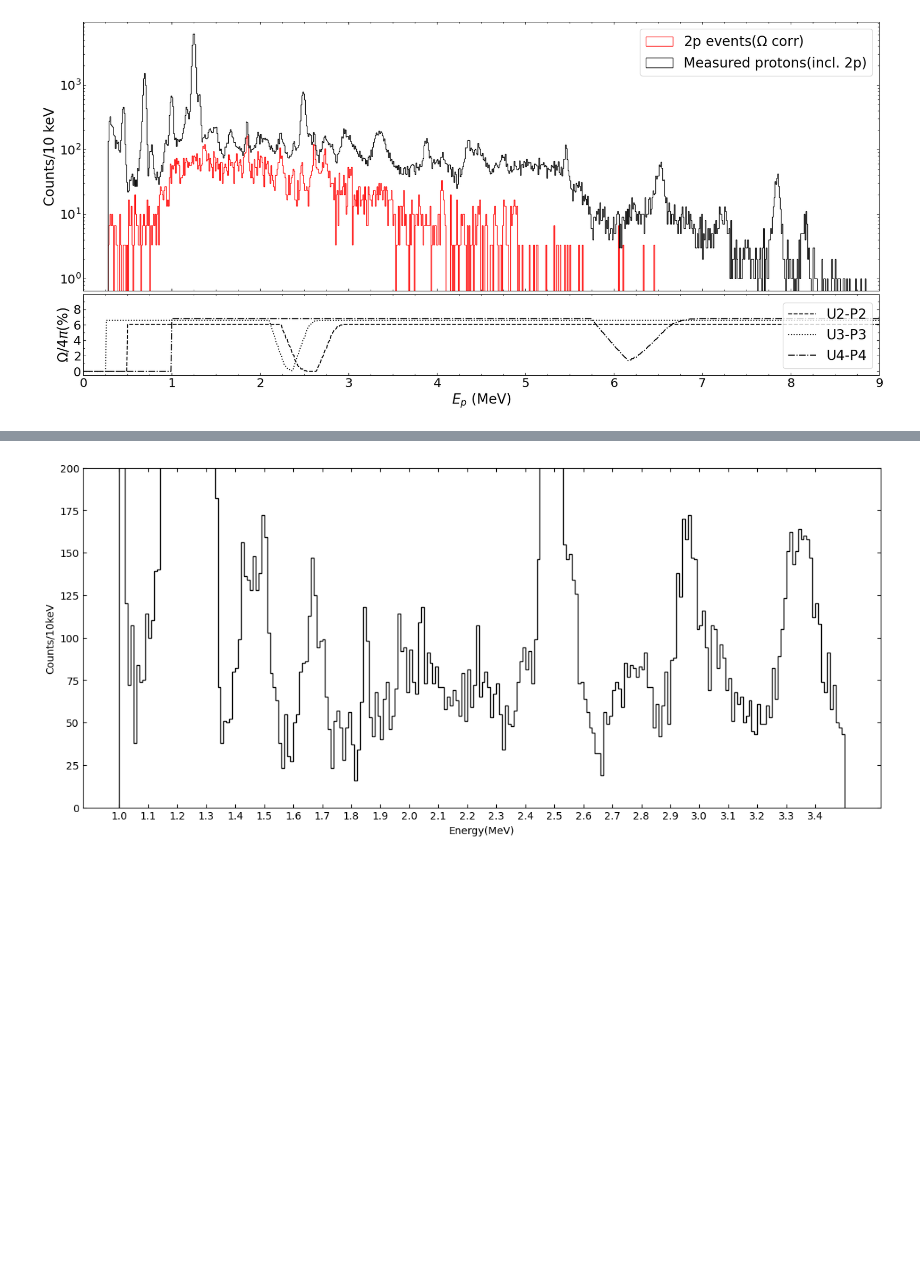
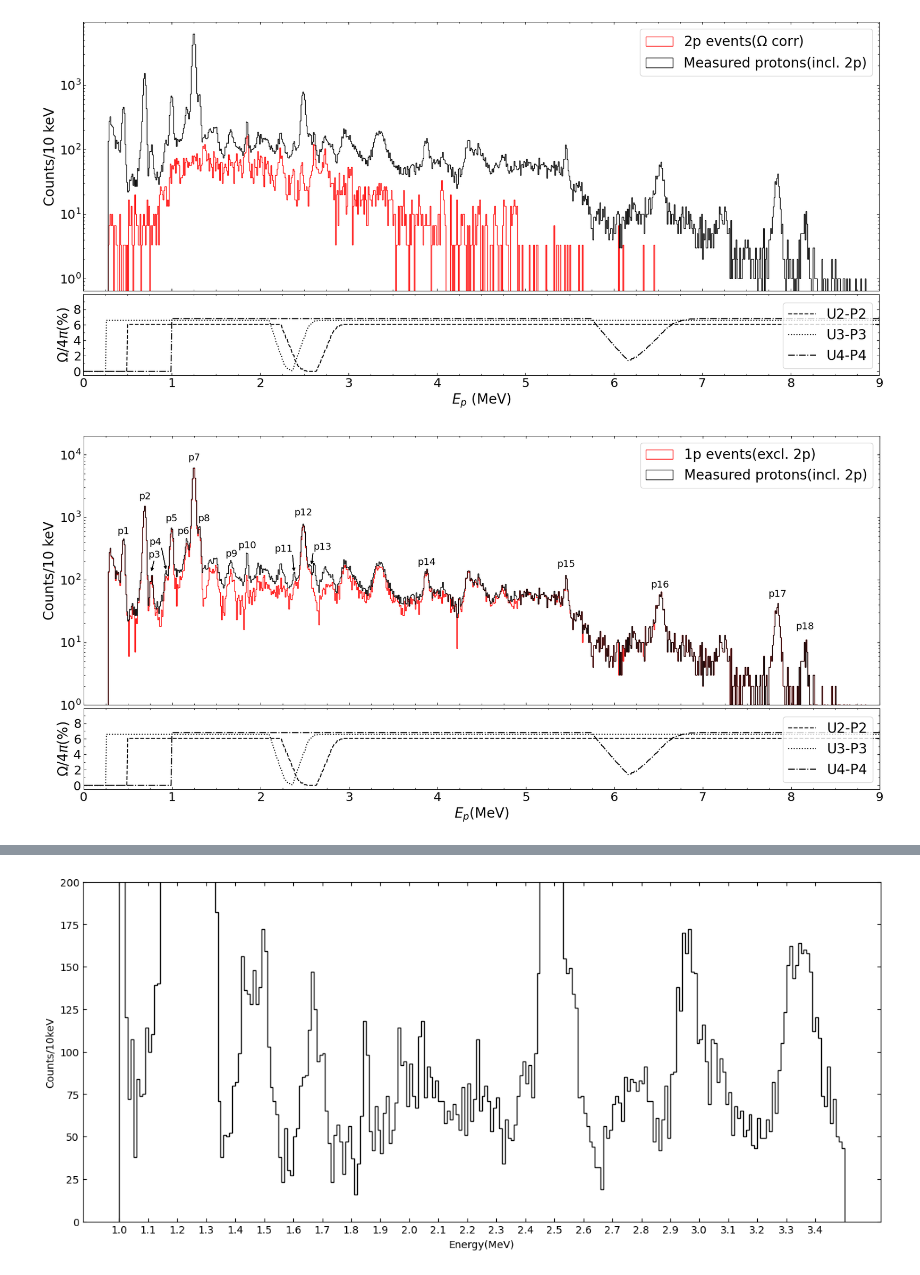
Before and after one commit to phaue/Masters, a Jupyter notebook: analysis/python/PeakEstimation/SingleP.ipynb, the cells around one changed output, grey strips where cells are left out. Cells and saved outputs as stored; diff of their text form; code cells hidden in the pictures; blank space fills up the shorter version.

```diff
--- a/analysis/python/PeakEstimation/SingleP.ipynb
+++ b/analysis/python/PeakEstimation/SingleP.ipynb
@@ -159,6 +161,66 @@ plt.savefig("full+2p.pdf")
 plt.show()
 # %% [output]
 [figure]
+# %%
+fs = 20
+fs_ticks = 18
+fig, axes = plt.subplots(nrows=2, ncols=1,figsize=(18, 8),gridspec_kw={'height_ratios': [1, 0.3]},sharex=True)
+plt.subplots_adjust(hspace=0.02, top=0.96, bottom=0.06, left=0.08, right=0.98)
+
+twoscale = 100/(np.max(sac2)+np.max(sac3)+np.max(sac4))
+
+ax0 = axes[0]
+ax0.hist(E/1e3, bins=np.arange(0, 9+0.01, 0.01), histtype='step', color='r', label="1p events(excl. 2p)")
+ax0.hist(E2/1e3, bins=np.arange(0, 9+0.01, 0.01), histtype='step', color='k', label="Measured protons(incl. 2p)")
+ax0.set_ylabel("Counts/10 keV", fontsize=fs)
+ax0.set_yscale('log')
+ax0.legend(fontsize=fs, loc='upper right')
+ax0.tick_params(axis='x', bottom=True, top=True, labelbottom=False, labeltop=False, labelsize=fs_ticks, direction='in')
+
+
+ax1 = axes[1]
+ax1.plot(Elin/1e3, sac2, 'k--', label='U2-P2')
+ax1.plot(Elin/1e3, sac3, 'k:',  label='U3-P3')
+ax1.plot(Elin/1e3, sac4, 'k-.', label='U4-P4')
+ax1.set_xlabel(r"$E_p$(MeV)", fontsize=fs)
+ax1.set_ylabel(r"$\Omega$/4$\pi$(%)", fontsize=fs)
+ax1.legend(fontsize=fs, loc='lower right')
+ax1.tick_params(axis='x', bottom=True, top=False, labelbottom=True, labeltop=False, labelsize=fs_ticks, direction='in')
+ax1.tick_params(axis='y', bottom=True, top=False, labelbottom=True, labeltop=False, labelsize=fs_ticks, direction='in')
+ax1.set_yticks(np.arange(0,10,1), minor=True)
+ax1.set_yticks(np.arange(0,10,2))
+ax1.set_xticks(np.arange(-1,10,1))
+ax1.set_xticks(np.arange(-1,10,0.25), minor=True)
+
+ax1.set_ylim(-0.5,9.9)
+ax0.set_xlim(0, 9)
+ax0.set_ylim(1, 2e4)
+
+ax0.tick_params(axis='both', which='major', labelsize=fs_ticks)
+ax1.tick_params(axis='both', which='major', labelsize=fs_ticks)
+
+
+es = [0.452, 0.692,0.770,0.931, 0.995, 1.130, 1.250, 1.360, 1.673, 1.850, 2.38, 2.486, 2.580,
+      3.877, 5.456, 6.520, 7.844, 8.158]
+arrow = [0.5*1e3, 1.8e3, (1.4e2,2.1e2,"cent"), (1.5e2, 3.4e2, "left"), 0.8e3, 0.5e3, 0.75e4, 0.8e3, 0.22e3, 0.3e3, (1.4e2,2.6e2, "left"), 1e3, (1.8e2,2.8e2, "right"),
+         1.6e2, 1.5e2, 0.7e2, 0.5e2, 0.15e2]
+i = 1
+for e,a in zip(es,arrow):
+    if isinstance(a, tuple):
+        if a[2] == "left":
+            ax0.annotate(f"p{i}", xy=(e, a[0]), xytext=(e-0.12, a[1]), arrowprops=dict(facecolor='k', edgecolor='k', width=0.3, headwidth=4, headlength=4), ha='center', va='bottom', fontsize=14, color='k')
+        if a[2] == "right":
+            ax0.annotate(f"p{i}", xy=(e, a[0]), xytext=(e+0.12, a[1]), arrowprops=dict(facecolor='k', edgecolor='k', width=0.3, headwidth=4, headlength=4), ha='center', va='bottom', fontsize=14, color='k')
+        if a[2] == "cent":
+            ax0.annotate(f"p{i}", xy=(e, a[0]), xytext=(e+0.03, a[1]), arrowprops=dict(facecolor='k', edgecolor='k', width=0.3, headwidth=4, headlength=4), ha='center', va='bottom', fontsize=14, color='k')
+    else:
+        ax0.annotate(f"p{i}", xy=(e, a), ha='center', va='bottom', fontsize=14, color='k')#, xytext=(e, a[1]), arrowprops=dict(facecolor='k', edgecolor='k', width=0.3, headwidth=4, headlength=4))
+    i+=1
+
+plt.savefig("1psingles.pdf", bbox_inches='tight')
+plt.show()
+# %% [output]
+[figure, added]
 # %%
 fs = 20
 fs_ticks = 18
```
Also changed, not shown: parts of 4 cells of this notebook, 12 other files.
